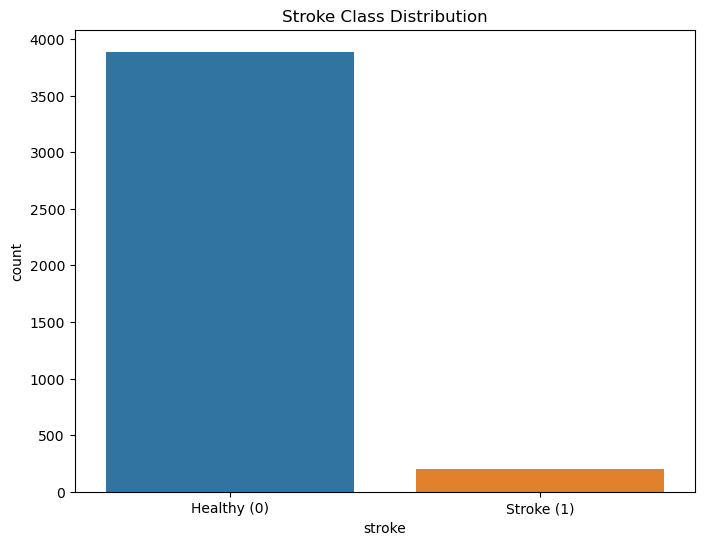
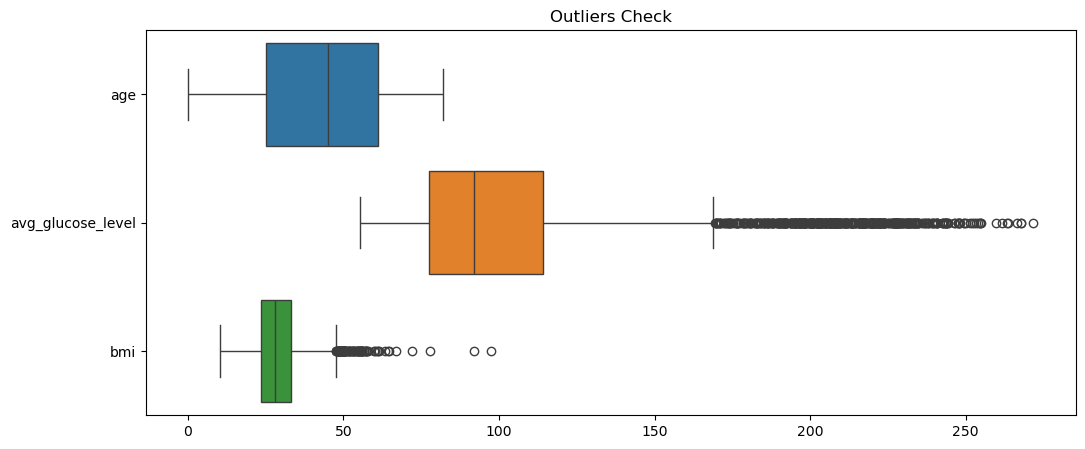
The notebook cell's code change between the first figure and the second:
--- before
+++ after
@@ -1,4 +1,16 @@
 # eda on training set only
 df_train_eda = pd.concat([X_train, y_train], axis=1)
+
+# check missing values
+print(df_train_eda.isnull().sum())
+
+# summary statistics for numerical features
+print(df_train_eda[['age', 'avg_glucose_level', 'bmi']].describe())
+
+# boxplots for outliers
+plt.figure(figsize=(12, 5))
+sns.boxplot(data=df_train_eda[['age', 'avg_glucose_level', 'bmi']], orient="h")
+plt.title('Outliers Check')
+plt.show()
 
 # stroke distribution

Commit: Add files via upload